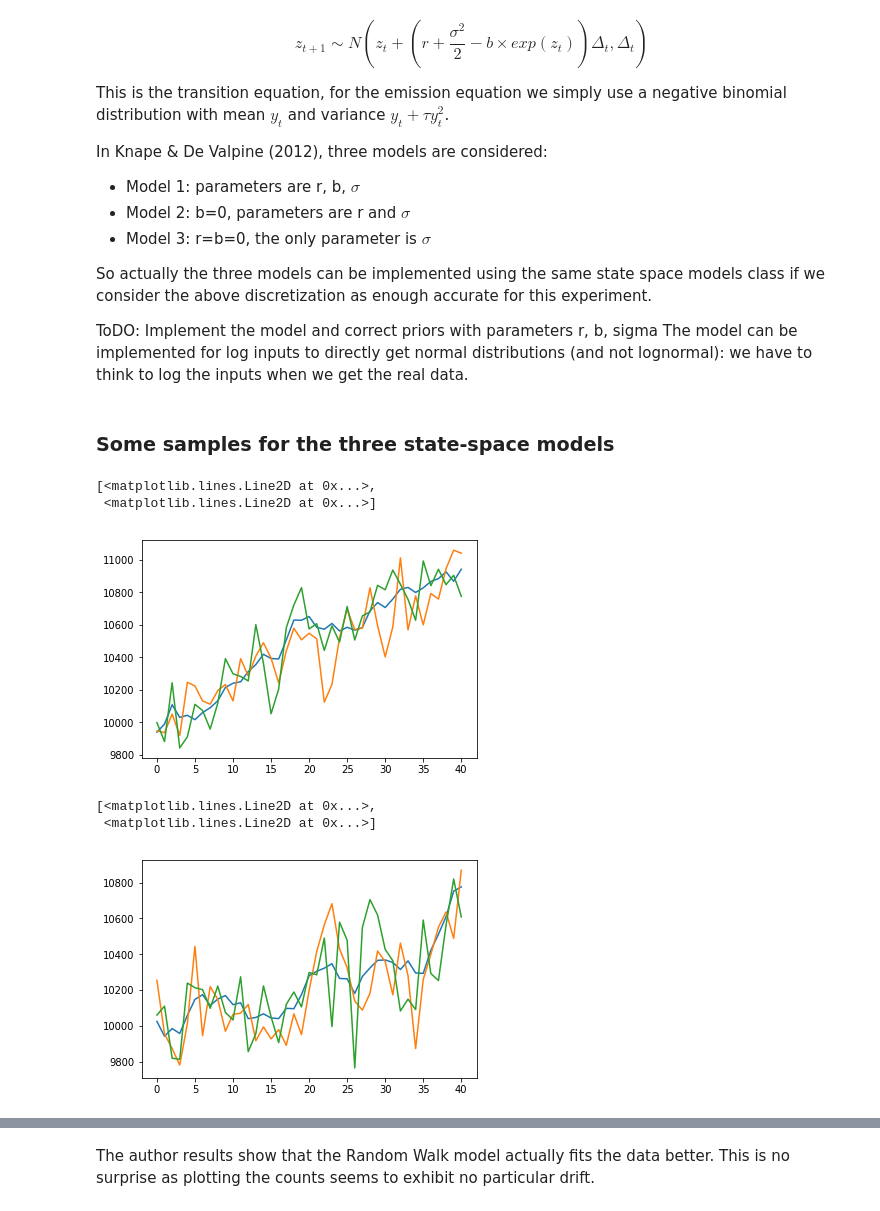
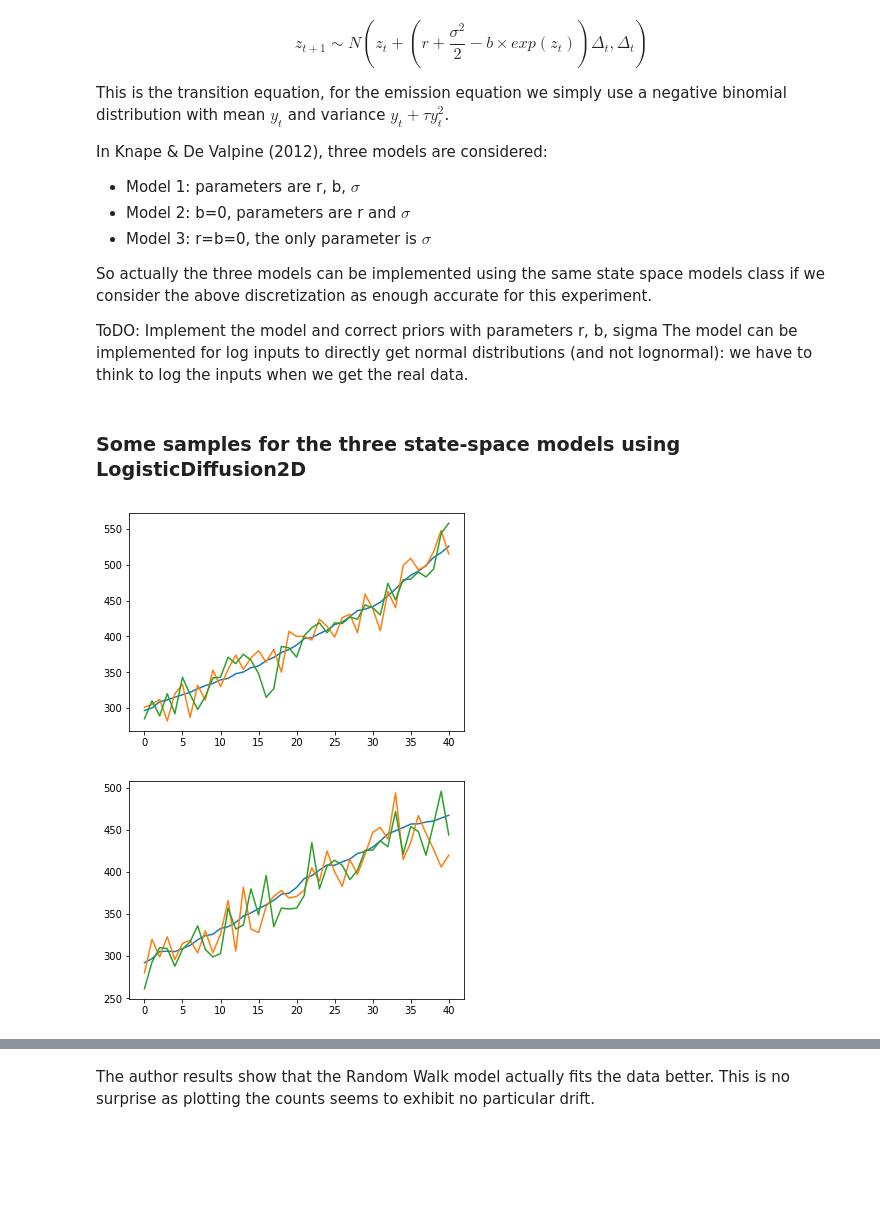
Before and after one commit to issxmeddine/Kangaroos, a Jupyter notebook: Kangaroos_Knape.ipynb, the cells around one changed output, grey strips where cells are left out. Saved outputs shown, nothing was run; the diff lists cells and outputs as text; code cells hidden in the pictures; blank space fills up the shorter version.

```diff
--- a/Kangaroos_Knape.ipynb
+++ b/Kangaroos_Knape.ipynb
@@ -81,25 +88,13 @@ class LogisticDiffusion2D(ssm.StateSpaceModel):
 # %% [markdown]
-### Some samples for the three state-space models
+### Some samples for the three state-space models using LogisticDiffusion2D
 # %%
-my_LD_ssm = LogisticDiffusion2D(r=0.005,b=1e-6,sigma=0.01,k=0.0001, N0=np.log(10000))
-
-x0, y0 = my_LD_ssm.simulate(41)
-y0 = np.asarray(y0)[:,0,:]
-plt.plot(np.exp(x0))
-plt.plot(y0)
+my_LD_ssm1 = LogisticDiffusion2D(r=0.005,b=1e-4,sigma=0.01,k=0.0001)
+simulate_plot(my_LD_ssm1)
 # %% [output]
-[<matplotlib.lines.Line2D at 0x...>,
- <matplotlib.lines.Line2D at 0x...>]
-[figure, old version]
+[figure, new version]
-# %%
-my_LD_ssm = LogisticDiffusion2D(r=0.005,b=0.,sigma=0.01,k=0.0001, N0=np.log(10000))
-
-x1, y1 = my_LD_ssm.simulate(41)
-y1 = np.asarray(y1)[:,0,:]
-plt.plot(np.exp(x1))
-plt.plot(y1)
-# %% [output]
-[<matplotlib.lines.Line2D at 0x...>,
- <matplotlib.lines.Line2D at 0x...>]
-[figure, removed]
+# %%
+my_LD_ssm2 = LogisticDiffusion2D(r=0.05,b=0.,sigma=0.01,k=0.0001)
+simulate_plot(my_LD_ssm2)
+# %% [output]
+[figure, added]
 # %%
```
Also changed, not shown: parts of 52 cells of this notebook.
